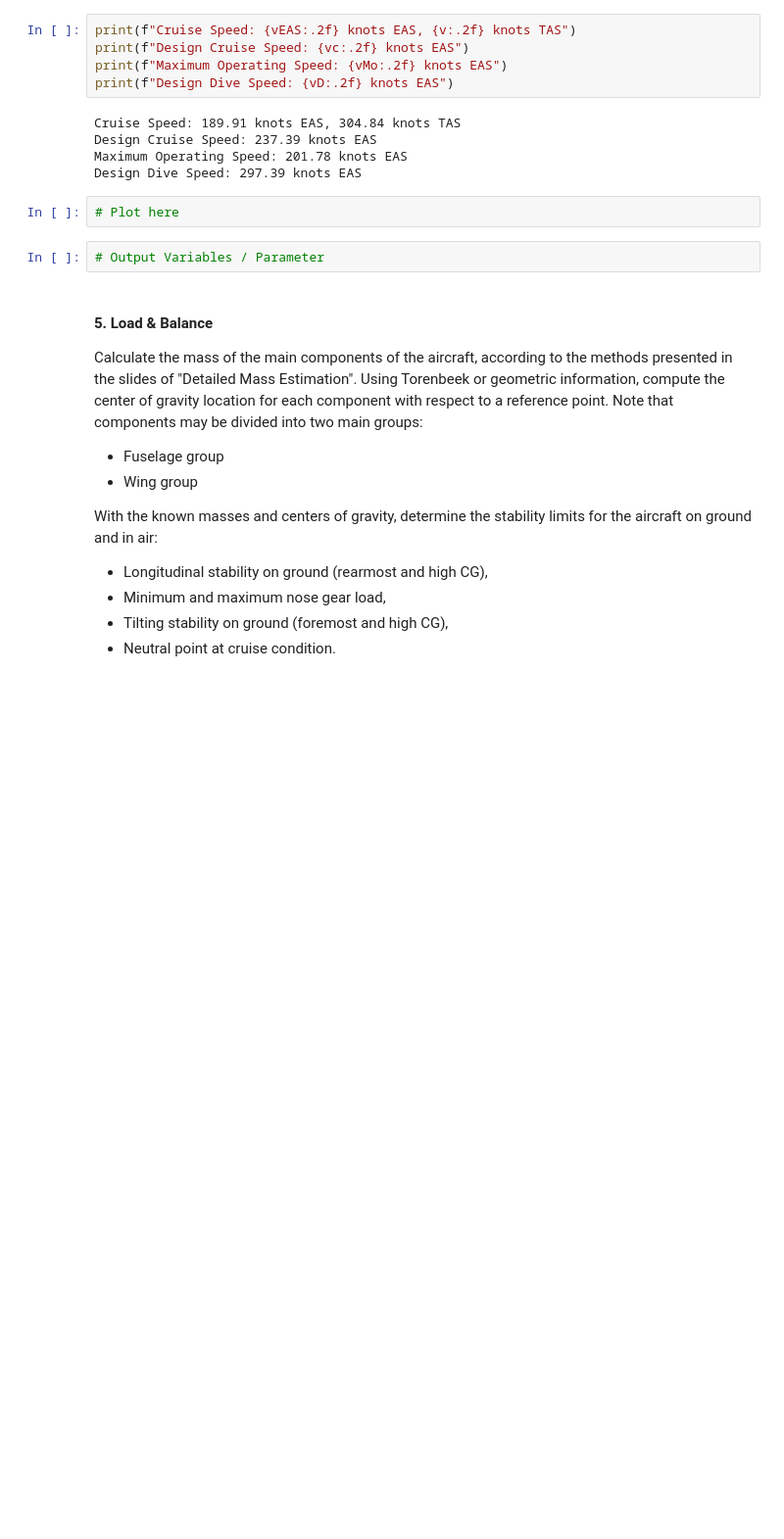
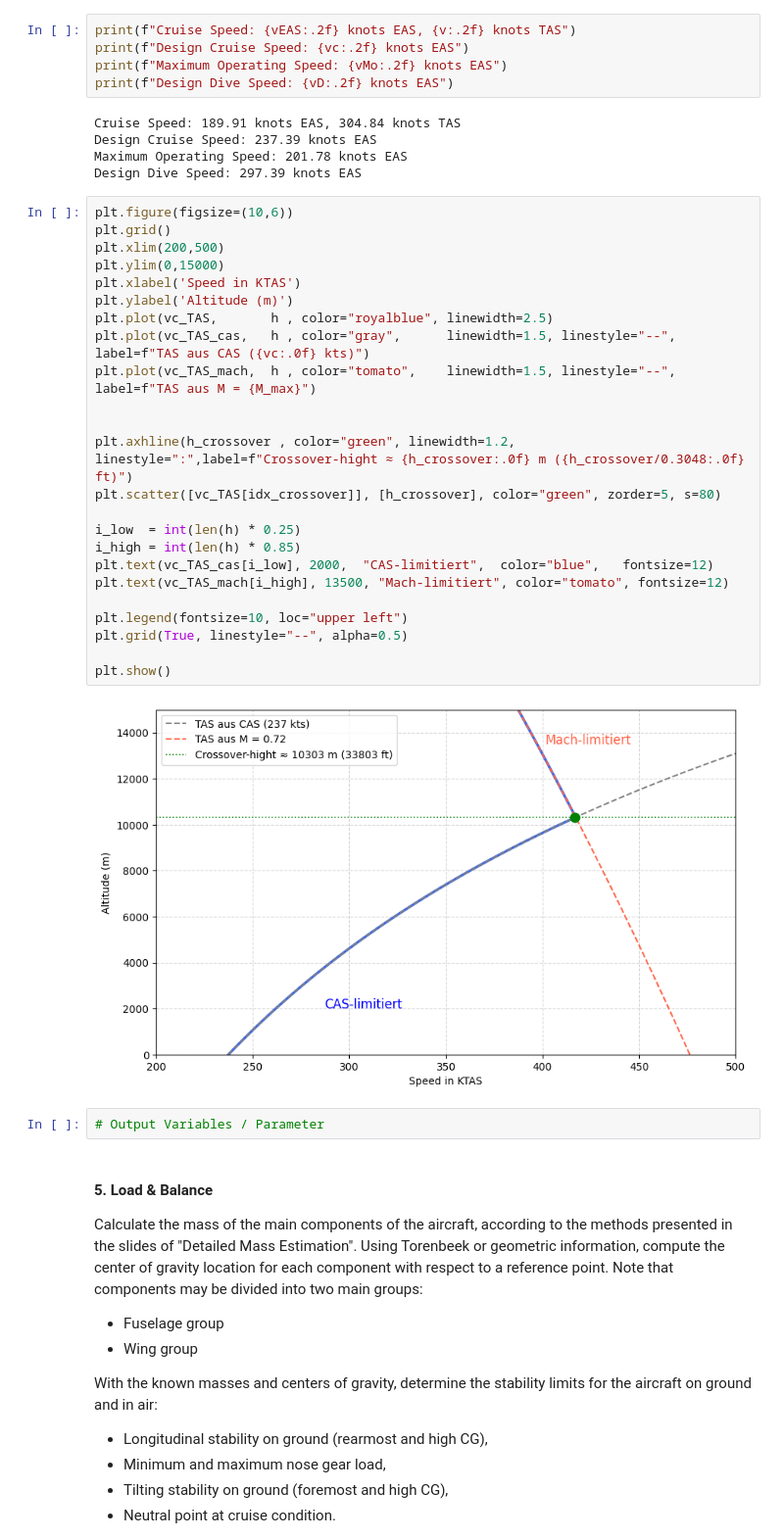
Before and after one commit to MatthiasFrenzl/TUW-AircraftDesign2-SS2026, a Jupyter notebook: Code/Aircraft Design 2 - Calculations - Group 1 - SS2026.ipynb, the cells around one changed output. Shown at 98% size. Drawn from its saved outputs; the diff is of its cells as text; blank space fills up the shorter version.

Commit message:
Added the Altitude-Speed Diagramm

```diff
--- a/Code/Aircraft Design 2 - Calculations - Group 1 - SS2026.ipynb
+++ b/Code/Aircraft Design 2 - Calculations - Group 1 - SS2026.ipynb
@@ -262,7 +238,31 @@ Design Cruise Speed: 237.39 knots EAS
 Maximum Operating Speed: 201.78 knots EAS
 Design Dive Speed: 297.39 knots EAS
 # %%
-# Plot here
+plt.figure(figsize=(10,6))
+plt.grid()
+plt.xlim(200,500)
+plt.ylim(0,15000)
+plt.xlabel('Speed in KTAS')
+plt.ylabel('Altitude (m)')
+plt.plot(vc_TAS,       h , color="royalblue", linewidth=2.5)
+plt.plot(vc_TAS_cas,   h , color="gray",      linewidth=1.5, linestyle="--", label=f"TAS aus CAS ({vc:.0f} kts)")
+plt.plot(vc_TAS_mach,  h , color="tomato",    linewidth=1.5, linestyle="--", label=f"TAS aus M = {M_max}")
+
+
+plt.axhline(h_crossover , color="green", linewidth=1.2, linestyle=":",label=f"Crossover-hight ≈ {h_crossover:.0f} m ({h_crossover/0.3048:.0f} ft)")
+plt.scatter([vc_TAS[idx_crossover]], [h_crossover], color="green", zorder=5, s=80)
+
+i_low  = int(len(h) * 0.25)
+i_high = int(len(h) * 0.85)
+plt.text(vc_TAS_cas[i_low], 2000,  "CAS-limitiert",  color="blue",   fontsize=12)
+plt.text(vc_TAS_mach[i_high], 13500, "Mach-limitiert", color="tomato", fontsize=12)
+
+plt.legend(fontsize=10, loc="upper left")
+plt.grid(True, linestyle="--", alpha=0.5)
+
+plt.show()
+# %% [output]
+[figure, added]
 # %%
 # Output Variables / Parameter
 # %% [markdown]
```
Also changed, not shown: parts of 8 cells of this notebook.
